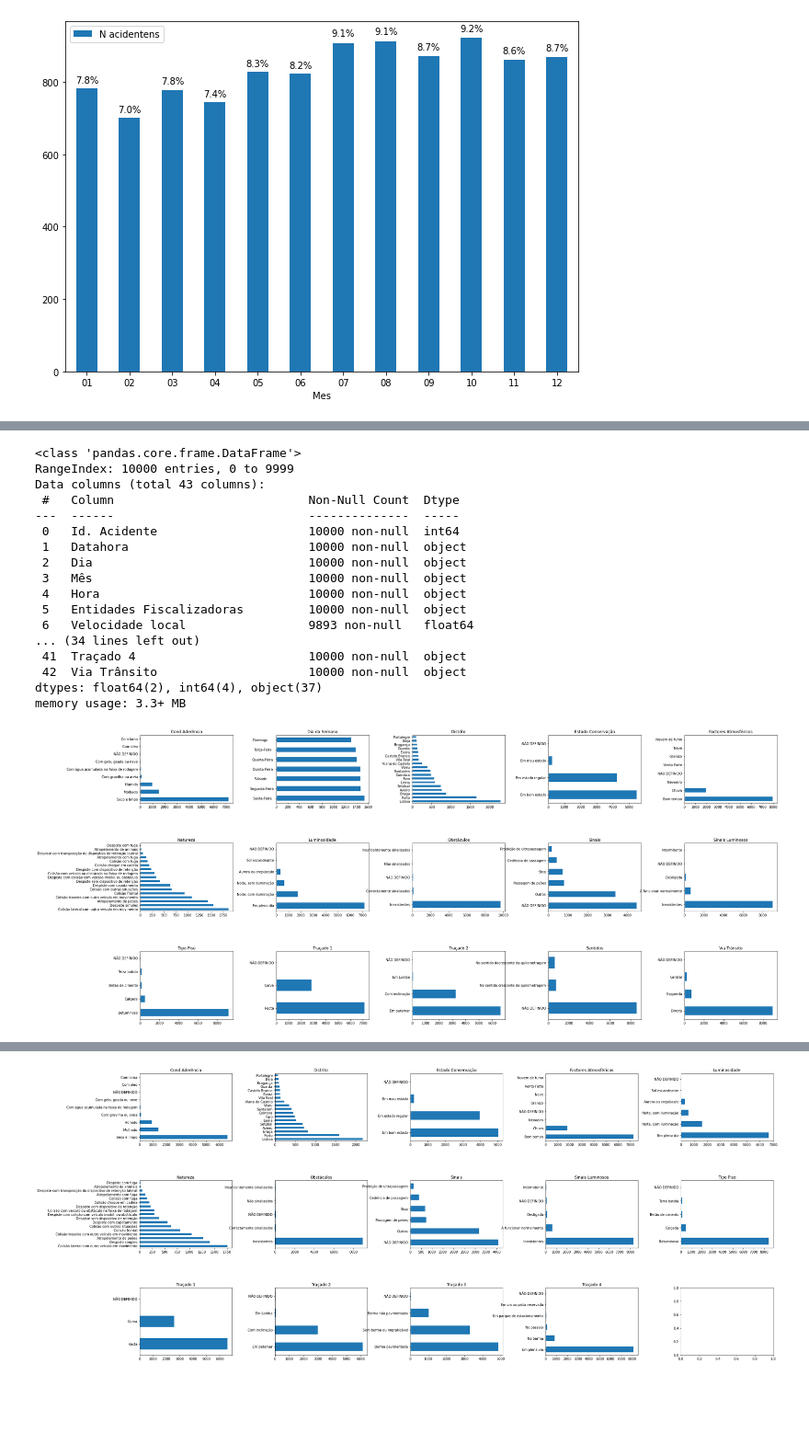
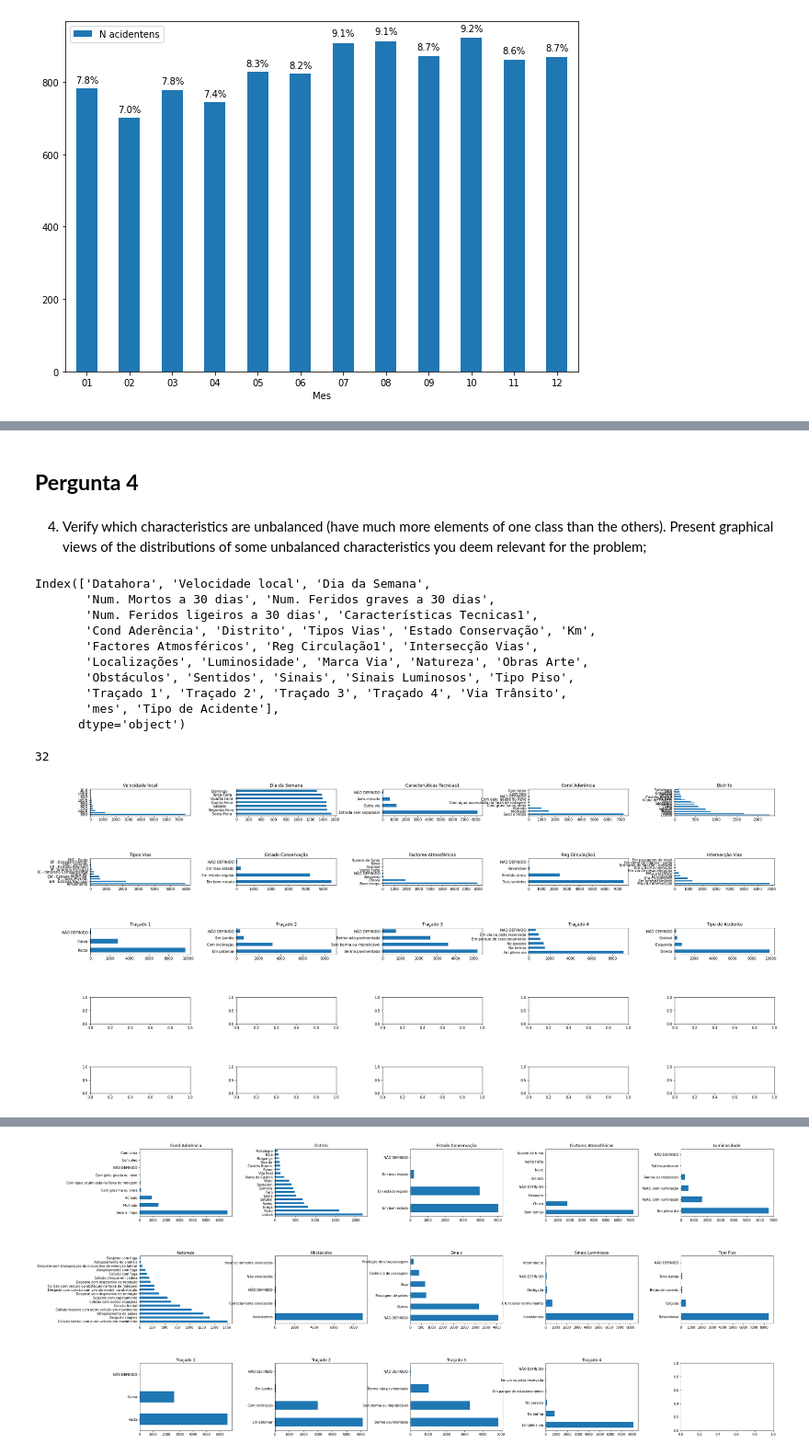
Before and after one commit to mrdso2-iscte/IAA_PROJECT, a Jupyter notebook: IAA.ipynb, the cells around one changed output, grey strips where cells are left out. Shown: that part at 92% size. Cells and saved outputs as stored; diff of their text form; code cells hidden in the pictures; blank space fills up the shorter version.

```diff
--- a/IAA.ipynb
+++ b/IAA.ipynb
@@ -87,0 +160,3 @@ acidentes_df=pd.read_csv('acidentes.csv',sep = ',')
+# %%
+acidentes_df['Tipo de Acidente']=accident_type
+acidentes_df['Tipo de Acidente'].value_counts().plot(kind = 'bar',rot = 0)
@@ -88,3 +166,5 @@ acidentes_df=pd.read_csv('acidentes.csv',sep = ',')
+# %%
+acidentes_df['Mes'] = acidentes_df['Datahora'].str.split(':').str[1]
 # %%
 acidentes_df
 # %% [output]
@@ -103,0 +184,2 @@ acidentes_df
+# %%
+acidentes_df=acidentes_df.drop(['Datahora'])
@@ -103,0 +192,10 @@ acidentes_df
+# %%
+
+type_mes_groupby = acidentes_df.groupby([ 'Tipo de Acidente','mes']).size()
+grave=type_mes_groupby['grave'].tolist()
+muito_grave=type_mes_groupby['muito grave'].tolist()
+ligeiro=type_mes_groupby['ligeiro'].tolist()
+
+
+df = pd.DataFrame({'Mes':mes_groupby.groups.keys(), 'grave':grave,'muito_grave':muito_grave,'ligeiro':ligeiro})
+ax = df.plot.bar(x='Mes', y=['grave','muito_grave','ligeiro'], rot=0,figsize=(10, 7))
@@ -104,40 +208,52 @@ acidentes_df
+# %% [markdown]
+## **Pergunta 4**
+# %% [markdown]
+4. Verify which characteristics are unbalanced (have much more elements of one class
+than the others). Present graphical views of the distributions of some unbalanced
+characteristics you deem relevant for the problem;
 # %%
-acidentes_df.info()
+acidentes_df.columns
 # %% [output]
-<class 'pandas.core.frame.DataFrame'>
-RangeIndex: 10000 entries, 0 to 9999
-Data columns (total 43 columns):
- #   Column                           Non-Null Count  Dtype
----  ------                           --------------  -----
- 0   Id. Acidente                     10000 non-null  int64
- 1   Datahora                         10000 non-null  object
- 2   Dia                              10000 non-null  object
- 3   Mês                              10000 non-null  object
- 4   Hora                             10000 non-null  object
- 5   Entidades Fiscalizadoras         10000 non-null  object
- 6   Velocidade local                 9893 non-null   float64
-... (34 lines left out)
- 41  Traçado 4                        10000 non-null  object
- 42  Via Trânsito                     10000 non-null  object
-dtypes: float64(2), int64(4), object(37)
-memory usage: 3.3+ MB
+Index(['Datahora', 'Velocidade local', 'Dia da Semana',
+       'Num. Mortos a 30 dias', 'Num. Feridos graves a 30 dias',
+       'Num. Feridos ligeiros a 30 dias', 'Características Tecnicas1',
+       'Cond Aderência', 'Distrito', 'Tipos Vias', 'Estado Conservação', 'Km',
+       'Factores Atmosféricos', 'Reg Circulação1', 'Intersecção Vias',
+       'Localizações', 'Luminosidade', 'Marca Via', 'Natureza', 'Obras Arte',
+       'Obstáculos', 'Sentidos', 'Sinais', 'Sinais Luminosos', 'Tipo Piso',
+       'Traçado 1', 'Traçado 2', 'Traçado 3', 'Traçado 4', 'Via Trânsito',
+       'mes', 'Tipo de Acidente'],
+      dtype='object')
+# %%
+len(acidentes_df.columns)
+# %% [output]
+32
 # %%
-services = ['Cond Aderência','Dia da Semana','Distrito','Estado Conservação','Factores Atmosféricos',
-            'Natureza','Luminosidade','Obstáculos','Sinais','Sinais Luminosos',
-            'Tipo Piso','Traçado 1','Traçado 2','Sentidos','Via Trânsito']
 
-fig, axes = plt.subplots(nrows = 3,ncols = 5,figsize = (30,15))
+atributos = ['Velocidade local', 'Dia da Semana','Características Tecnicas1',
+       'Cond Aderência', 'Distrito', 'Tipos Vias', 'Estado Conservação',
+       'Factores Atmosféricos', 'Reg Circulação1', 'Intersecção Vias',
+       'Localizações', 'Luminosidade', 'Marca Via', 'Natureza', 'Obras Arte',
+       'Obstáculos', 'Sentidos', 'Sinais', 'Sinais Luminosos', 'Tipo Piso',
+       'Traçado 1', 'Traçado 2', 'Traçado 3', 'Traçado 4', 'Via Trânsito',
+     'Tipo de Acidente']
+
+fig, axes = plt.subplots(nrows = 5,ncols = 5,figsize = (30,15))
 fig.tight_layout(pad=10.0)
-for i, item in enumerate(services):
+for i, item in enumerate(atributos):
     if i < 5:
         ax = acidentes_df[item].value_counts().plot(kind = 'barh',ax=axes[0,i],rot = 0)
 
     elif i >=5 and i < 10:
         ax = acidentes_df[item].value_counts().plot(kind = 'barh',ax=axes[1,i-5],rot = 0)
 
-    elif  i < 15:
+    elif i >=10 and i < 15:
         ax = acidentes_df[item].value_counts().plot(kind = 'barh',ax=axes[2,i-10],rot = 0)
+    elif i >=15 and i < 20:
+        ax = acidentes_df[item].value_counts().plot(kind = 'barh',ax=axes[2,i-15],rot = 0)
+    elif i >=20 and i < 25:
+        ax = acidentes_df[item].value_counts().plot(kind = 'barh',ax=axes[2,i-20],rot = 0)
 
     ax.set_title(item)
 # %% [output]
-[figure, old version]
+[figure, new version]
```
Also changed, not shown: parts of 22 cells of this notebook.
